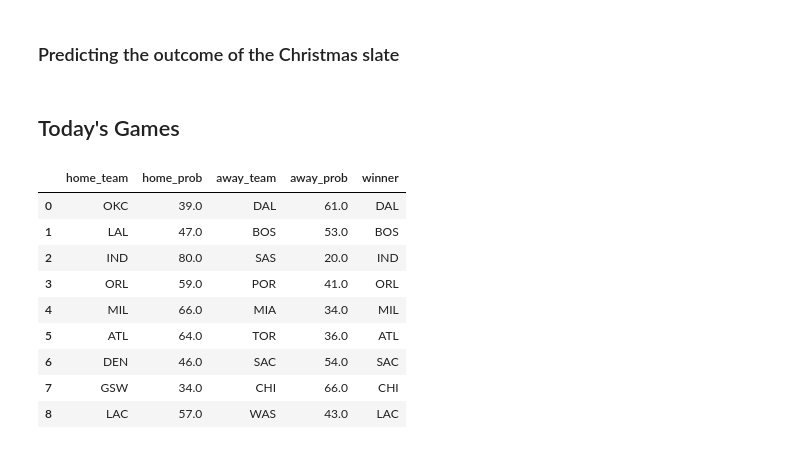
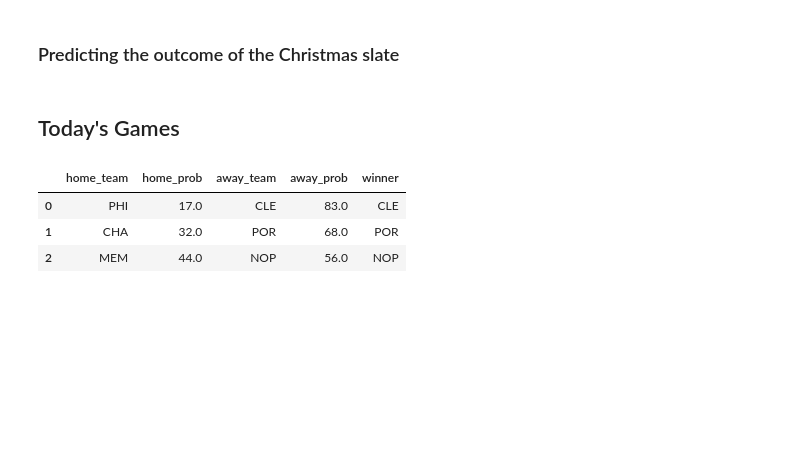
Before and after one commit to SehejGit/nba-win-predictions, a Jupyter notebook: win-probability.ipynb, the cells around one changed output. Saved outputs shown, nothing was run; the diff lists cells and outputs as text; code cells hidden in the pictures; blank space fills up the shorter version.

```diff
--- a/win-probability.ipynb
+++ b/win-probability.ipynb
@@ -388,18 +388,12 @@ todays_games
 # %% [markdown]
 ## Today's Games
 # %%
-home_teams = ['OKC', 'LAL', 'IND', 'ORL', 'MIL', 'ATL', 'DEN', 'GSW', 'LAC']
-away_teams = ['DAL', 'BOS', 'SAS', 'POR', 'MIA', 'TOR', 'SAC', 'CHI', 'WAS']
+home_teams = ['PHI', 'CHA', 'MEM']
+away_teams = ['CLE', 'POR', 'NOP']
 outcomes = predict_games(home_teams, away_teams, games, model, scaler)
 outcomes
 # %% [output]
 |  | home_team | home_prob | away_team | away_prob | winner |
-| 0 | OKC | 39.0 | DAL | 61.0 | DAL |
-| 1 | LAL | 47.0 | BOS | 53.0 | BOS |
-| 2 | IND | 80.0 | SAS | 20.0 | IND |
-| 3 | ORL | 59.0 | POR | 41.0 | ORL |
-| 4 | MIL | 66.0 | MIA | 34.0 | MIL |
-| 5 | ATL | 64.0 | TOR | 36.0 | ATL |
-| 6 | DEN | 46.0 | SAC | 54.0 | SAC |
-| 7 | GSW | 34.0 | CHI | 66.0 | CHI |
-| 8 | LAC | 57.0 | WAS | 43.0 | LAC |
+| 0 | PHI | 17.0 | CLE | 83.0 | CLE |
+| 1 | CHA | 32.0 | POR | 68.0 | POR |
+| 2 | MEM | 44.0 | NOP | 56.0 | NOP |
```
